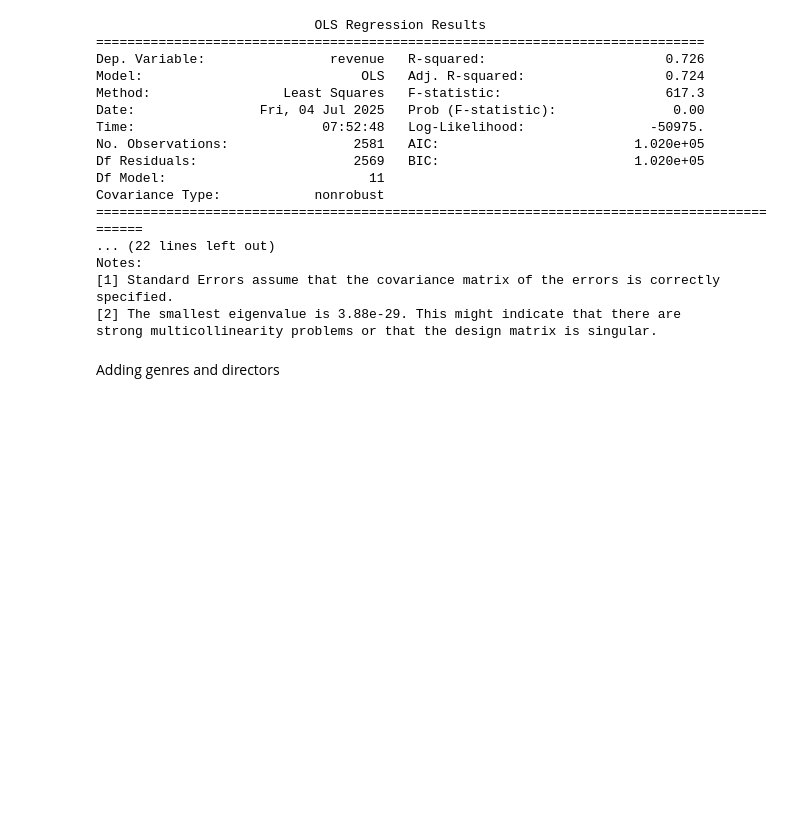
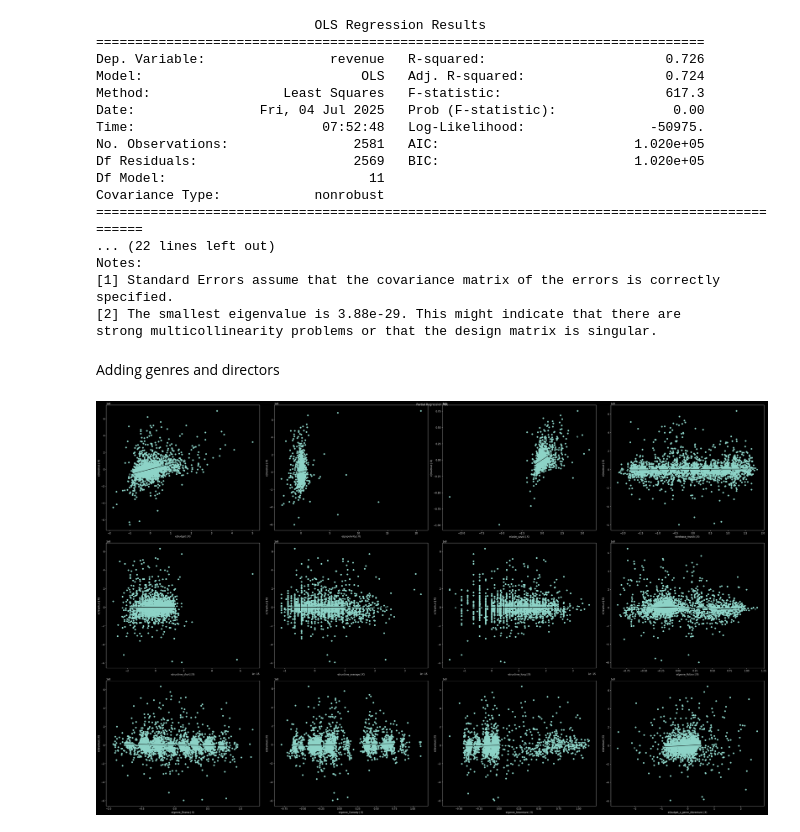
Before and after one commit to Assesa44/Movie-Revenue-Predictor, a Jupyter notebook: Notebooks/revenue_predictor.ipynb, the cells around one changed output. Drawn from its saved outputs; the diff is of its cells as text; code cells hidden in the pictures; blank space fills up the shorter version.

Commit message:
docs: added model visualization

```diff
--- a/Notebooks/revenue_predictor.ipynb
+++ b/Notebooks/revenue_predictor.ipynb
@@ -1149,8 +1149,10 @@ strong multicollinearity problems or that the design matrix is singular.
 # %% [markdown]
 Adding genres and directors
 # %%
-# import matplotlib.pyplot as plt
-# fig = plt.figure(figsize= (40,25))
-# sm.graphics.plot_partregress_grid(results= results, exog_idx= list(x.columns.values), grid= (3,5), fig= fig)
-# plt.tight_layout()
-# plt.show()
+
+fig = plt.figure(figsize= (40,25))
+sm.graphics.plot_partregress_grid(results= model11, exog_idx= list(X_final.columns.values), grid= (3,4), fig= fig)
+plt.tight_layout()
+plt.show()
+# %% [output]
+[figure, added]
```
